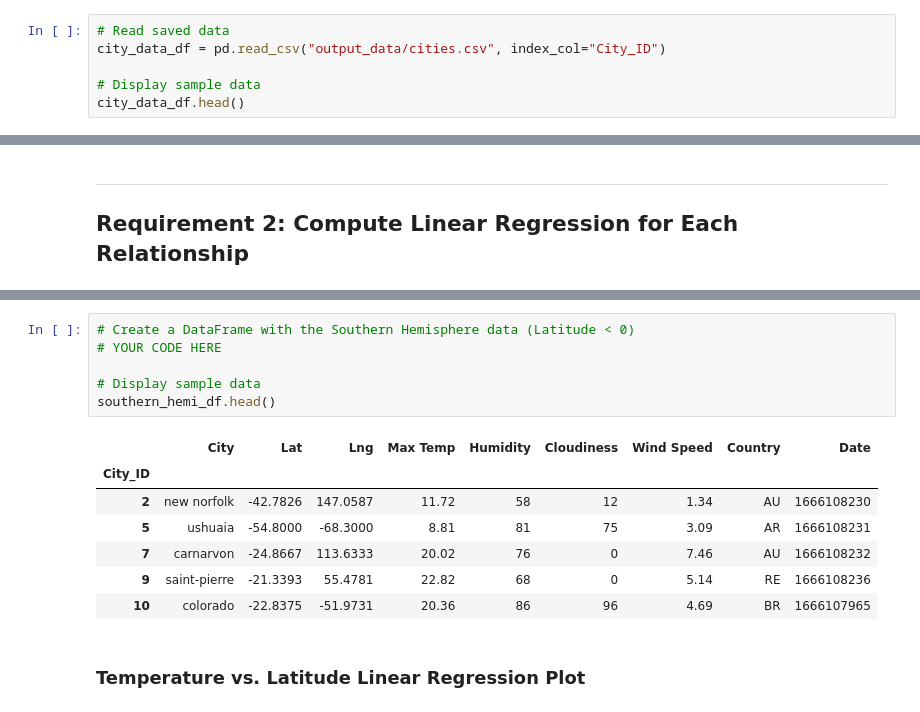
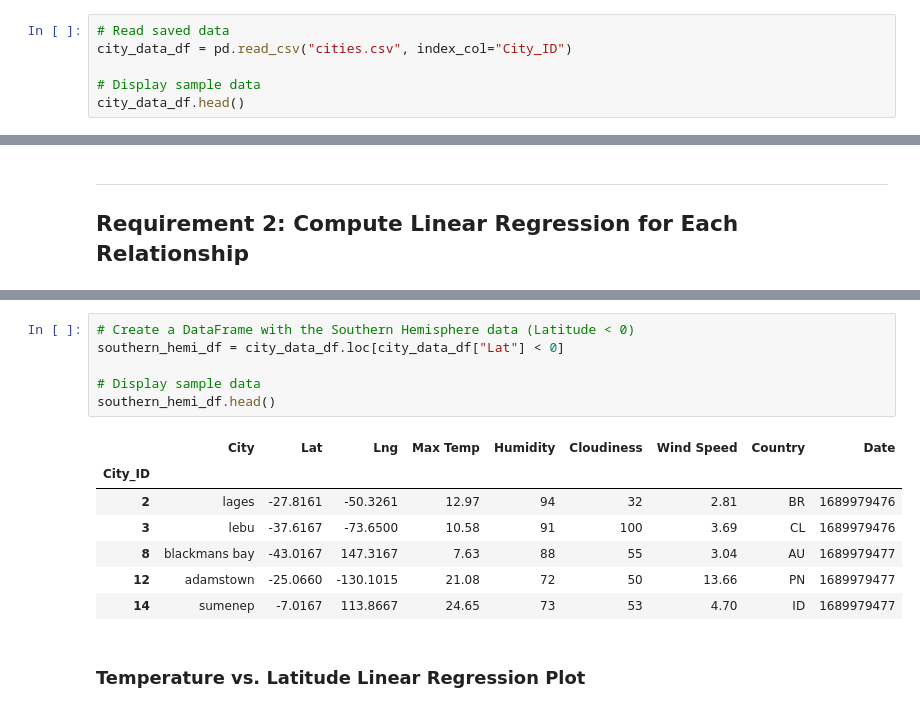
Before and after one commit to SivangiRaychoudhury/python-api-challenge, a Jupyter notebook: starter_code/WeatherPy.ipynb, the cells around one changed output, grey strips where cells are left out. Cells and saved outputs as stored; diff of their text form.

```diff
--- a/starter_code/WeatherPy.ipynb
+++ b/starter_code/WeatherPy.ipynb
@@ -187,6 +181,6 @@ city_data_df.to_csv("output_data/cities.csv", index_label="City_ID")
 # %%
 # Read saved data
-city_data_df = pd.read_csv("output_data/cities.csv", index_col="City_ID")
+city_data_df = pd.read_csv("cities.csv", index_col="City_ID")
 
 # Display sample data
 city_data_df.head()
@@ -320,16 +316,16 @@ northern_hemi_df.head()
 # %%
 # Create a DataFrame with the Southern Hemisphere data (Latitude < 0)
-# YOUR CODE HERE
+southern_hemi_df = city_data_df.loc[city_data_df["Lat"] < 0]
 
 # Display sample data
 southern_hemi_df.head()
 # %% [output]
 |  | City | Lat | Lng | Max Temp | Humidity | Cloudiness | Wind Speed | Country | Date |
 | City_ID |  |  |  |  |  |  |  |  |  |
-| 2 | new norfolk | -42.7826 | 147.0587 | 11.72 | 58 | 12 | 1.34 | AU | 1666108230 |
-| 5 | ushuaia | -54.8000 | -68.3000 | 8.81 | 81 | 75 | 3.09 | AR | 1666108231 |
-| 7 | carnarvon | -24.8667 | 113.6333 | 20.02 | 76 | 0 | 7.46 | AU | 1666108232 |
-| 9 | saint-pierre | -21.3393 | 55.4781 | 22.82 | 68 | 0 | 5.14 | RE | 1666108236 |
-| 10 | colorado | -22.8375 | -51.9731 | 20.36 | 86 | 96 | 4.69 | BR | 1666107965 |
+| 2 | lages | -27.8161 | -50.3261 | 12.97 | 94 | 32 | 2.81 | BR | 1689979476 |
+| 3 | lebu | -37.6167 | -73.6500 | 10.58 | 91 | 100 | 3.69 | CL | 1689979476 |
+| 8 | blackmans bay | -43.0167 | 147.3167 | 7.63 | 88 | 55 | 3.04 | AU | 1689979477 |
+| 12 | adamstown | -25.0660 | -130.1015 | 21.08 | 72 | 50 | 13.66 | PN | 1689979477 |
+| 14 | sumenep | -7.0167 | 113.8667 | 24.65 | 73 | 53 | 4.70 | ID | 1689979477 |
 # %% [markdown]
 ###  Temperature vs. Latitude Linear Regression Plot
```
Also changed, not shown: parts of 37 cells of this notebook, 2 other files.
